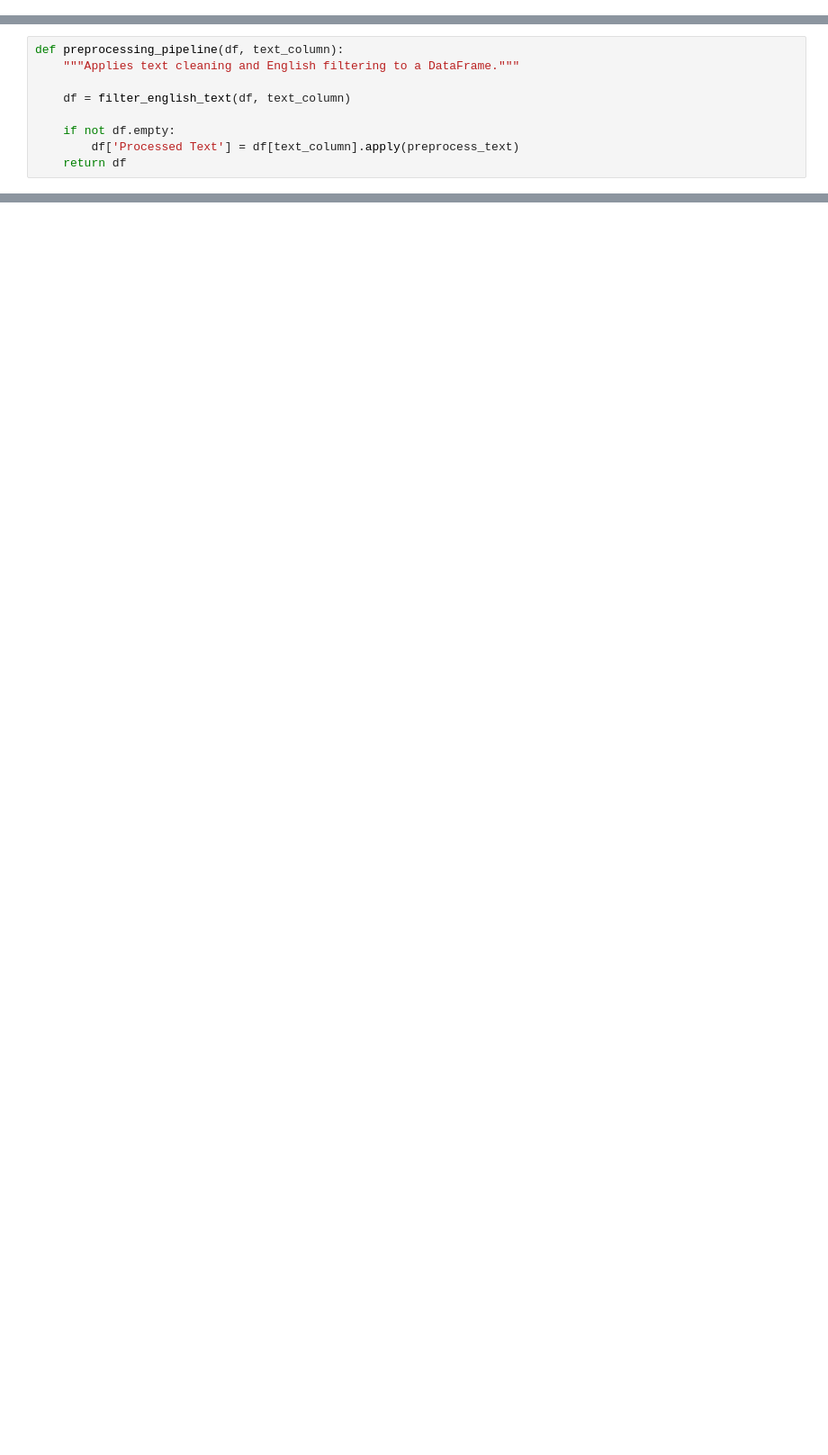
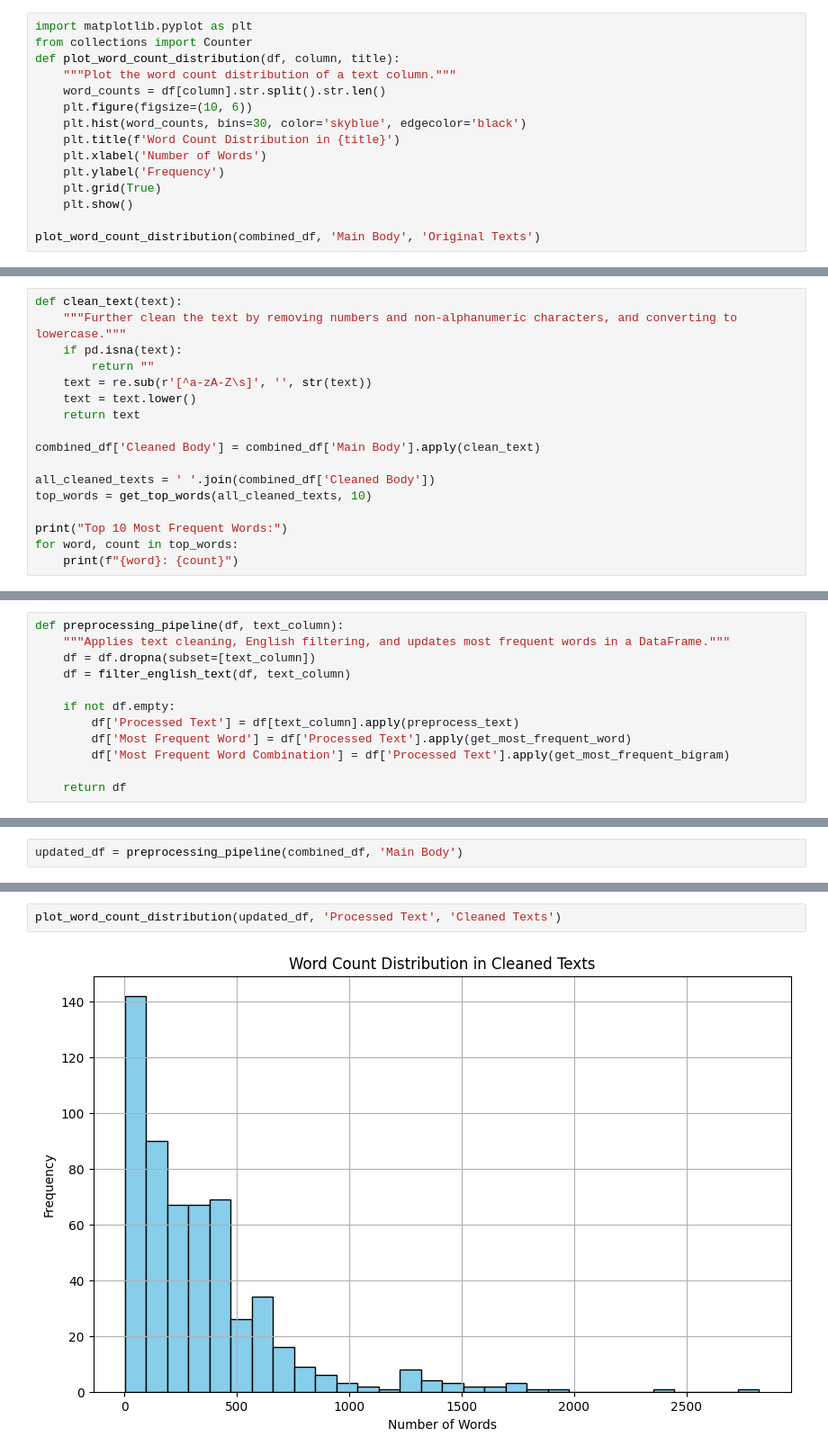
Before and after one commit to DianaAkolzina/scientific_paper_classifier, a Jupyter notebook: notebooks/Diana.ipynb, the cells around one changed output, grey strips where cells are left out. Shown at 90% size. Saved outputs shown, nothing was run; the diff lists cells and outputs as text; blank space fills up the shorter version.

Commit message:
pipeline update in Diana

```diff
--- a/notebooks/Diana.ipynb
+++ b/notebooks/Diana.ipynb
@@ -66,0 +131,15 @@ OSError: [E050] Can't find model 'en_core_web_sm'. It doesn't seem to be a Pytho
+# %%
+import matplotlib.pyplot as plt
+from collections import Counter
+def plot_word_count_distribution(df, column, title):
+    """Plot the word count distribution of a text column."""
+    word_counts = df[column].str.split().str.len()
+    plt.figure(figsize=(10, 6))
+    plt.hist(word_counts, bins=30, color='skyblue', edgecolor='black')
+    plt.title(f'Word Count Distribution in {title}')
+    plt.xlabel('Number of Words')
+    plt.ylabel('Frequency')
+    plt.grid(True)
+    plt.show()
+
+plot_word_count_distribution(combined_df, 'Main Body', 'Original Texts')
@@ -66,0 +148,17 @@ OSError: [E050] Can't find model 'en_core_web_sm'. It doesn't seem to be a Pytho
+# %%
+def clean_text(text):
+    """Further clean the text by removing numbers and non-alphanumeric characters, and converting to lowercase."""
+    if pd.isna(text):
+        return ""
+    text = re.sub(r'[^a-zA-Z\s]', '', str(text))
+    text = text.lower()
+    return text
+
+combined_df['Cleaned Body'] = combined_df['Main Body'].apply(clean_text)
+
+all_cleaned_texts = ' '.join(combined_df['Cleaned Body'])
+top_words = get_top_words(all_cleaned_texts, 10)
+
+print("Top 10 Most Frequent Words:")
+for word, count in top_words:
+    print(f"{word}: {count}")
@@ -67,9 +177,12 @@ OSError: [E050] Can't find model 'en_core_web_sm'. It doesn't seem to be a Pytho
 # %%
 def preprocessing_pipeline(df, text_column):
-    """Applies text cleaning and English filtering to a DataFrame."""
-
+    """Applies text cleaning, English filtering, and updates most frequent words in a DataFrame."""
+    df = df.dropna(subset=[text_column])
     df = filter_english_text(df, text_column)
 
     if not df.empty:
         df['Processed Text'] = df[text_column].apply(preprocess_text)
+        df['Most Frequent Word'] = df['Processed Text'].apply(get_most_frequent_word)
+        df['Most Frequent Word Combination'] = df['Processed Text'].apply(get_most_frequent_bigram)
+
     return df
@@ -89,0 +189,2 @@ def process_directory(directory_path, text_column):
+# %%
+updated_df = preprocessing_pipeline(combined_df, 'Main Body')
@@ -89,0 +197,4 @@ def process_directory(directory_path, text_column):
+# %%
+plot_word_count_distribution(updated_df, 'Processed Text', 'Cleaned Texts')
+# %% [output]
+[figure, added]
```
Also changed, not shown: parts of 13 cells of this notebook.
